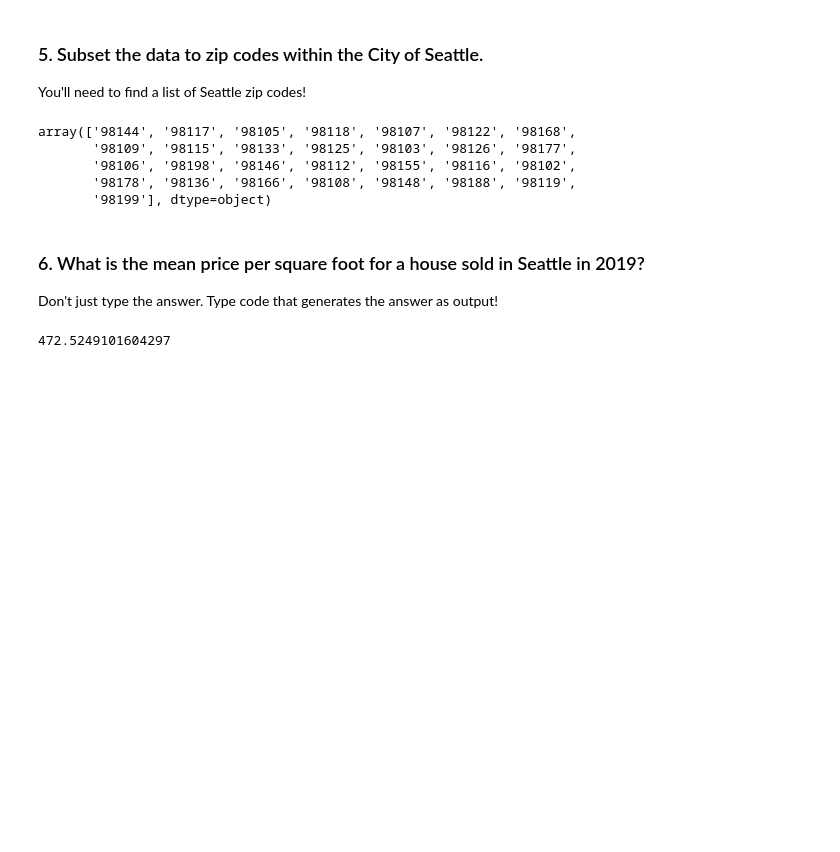
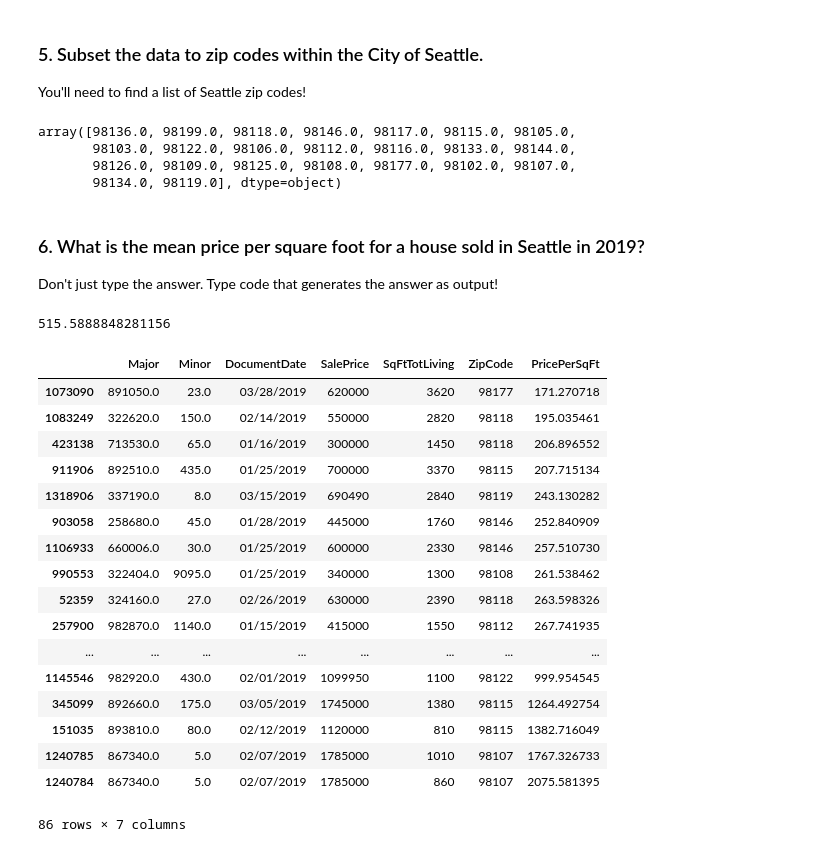
Before and after one commit to Teosoft7/pandas-3-data-cleaning-seattle-ds-career-040119, a Jupyter notebook: pandas-3-data-cleaning.ipynb, the cells around one changed output. Saved outputs shown, nothing was run; the diff lists cells and outputs as text; code cells hidden in the pictures; blank space fills up the shorter version.

```diff
--- a/pandas-3-data-cleaning.ipynb
+++ b/pandas-3-data-cleaning.ipynb
@@ -413,22 +413,44 @@ def is_inSeattle(x):
                     '98155', '98158', '98161', '98164',
                     '98166', '98168', '98174', '98177',
                     '98178', '98188', '98198', '98199']
+
+    seattle_zips = [98101, 98102, 98103, 98104, 98105, 98106, 98107, 98108, 98109, 98112, 98115, 98116, 98117, 98118, 98119, 98121, 98122, 98125, 98126, 98133, 98134, 98136, 98144, 98146, 98154, 98164, 98174, 98177, 98178, 98195, 98199]
     return x in seattle_zips
 
 sales_in_seattle = sales_2019.loc[sales_2019['ZipCode'].apply(is_inSeattle) == True, :]
 # %%
 sales_in_seattle['ZipCode'].unique()
 # %% [output]
-array(['98144', '98117', '98105', '98118', '98107', '98122', '98168',
-       '98109', '98115', '98133', '98125', '98103', '98126', '98177',
-       '98106', '98198', '98146', '98112', '98155', '98116', '98102',
-       '98178', '98136', '98166', '98108', '98148', '98188', '98119',
-       '98199'], dtype=object)
+array([98136.0, 98199.0, 98118.0, 98146.0, 98117.0, 98115.0, 98105.0,
+       98103.0, 98122.0, 98106.0, 98112.0, 98116.0, 98133.0, 98144.0,
+       98126.0, 98109.0, 98125.0, 98108.0, 98177.0, 98102.0, 98107.0,
+       98134.0, 98119.0], dtype=object)
 # %% [markdown]
 ### 6. What is the mean price per square foot for a house sold in Seattle in 2019?
 
 Don't just type the answer. Type code that generates the answer as output!
 # %%
-sales_in_seattle["PricePerSqFt"].mean()
+sales_in_seattle['PricePerSqFt'].mean()
 # %% [output]
-472.5249101604297
+515.5888848281156
+# %%
+sales_in_seattle.sort_values('PricePerSqFt')
+# %% [output]
+|  | Major | Minor | DocumentDate | SalePrice | SqFtTotLiving | ZipCode | PricePerSqFt |
+| 1073090 | 891050.0 | 23.0 | 03/28/2019 | 620000 | 3620 | 98177 | 171.270718 |
+| 1083249 | 322620.0 | 150.0 | 02/14/2019 | 550000 | 2820 | 98118 | 195.035461 |
+| 423138 | 713530.0 | 65.0 | 01/16/2019 | 300000 | 1450 | 98118 | 206.896552 |
+| 911906 | 892510.0 | 435.0 | 01/25/2019 | 700000 | 3370 | 98115 | 207.715134 |
+| 1318906 | 337190.0 | 8.0 | 03/15/2019 | 690490 | 2840 | 98119 | 243.130282 |
+| 903058 | 258680.0 | 45.0 | 01/28/2019 | 445000 | 1760 | 98146 | 252.840909 |
+| 1106933 | 660006.0 | 30.0 | 01/25/2019 | 600000 | 2330 | 98146 | 257.510730 |
+| 990553 | 322404.0 | 9095.0 | 01/25/2019 | 340000 | 1300 | 98108 | 261.538462 |
+| 52359 | 324160.0 | 27.0 | 02/26/2019 | 630000 | 2390 | 98118 | 263.598326 |
+| 257900 | 982870.0 | 1140.0 | 01/15/2019 | 415000 | 1550 | 98112 | 267.741935 |
+| ... | ... | ... | ... | ... | ... | ... | ... |
+| 1145546 | 982920.0 | 430.0 | 02/01/2019 | 1099950 | 1100 | 98122 | 999.954545 |
+| 345099 | 892660.0 | 175.0 | 03/05/2019 | 1745000 | 1380 | 98115 | 1264.492754 |
+| 151035 | 893810.0 | 80.0 | 02/12/2019 | 1120000 | 810 | 98115 | 1382.716049 |
+| 1240785 | 867340.0 | 5.0 | 02/07/2019 | 1785000 | 1010 | 98107 | 1767.326733 |
+| 1240784 | 867340.0 | 5.0 | 02/07/2019 | 1785000 | 860 | 98107 | 2075.581395 |
+86 rows × 7 columns
```
